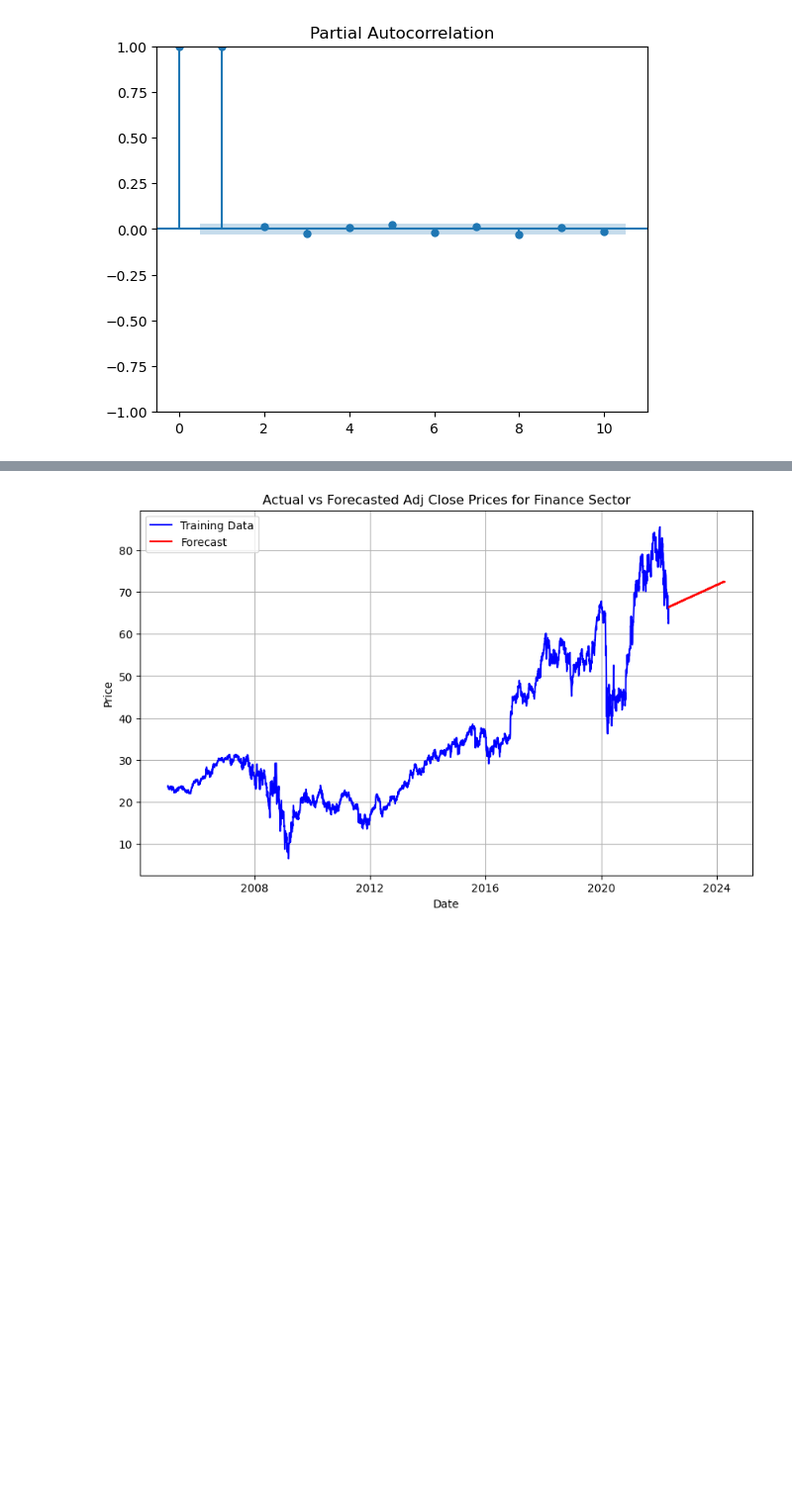
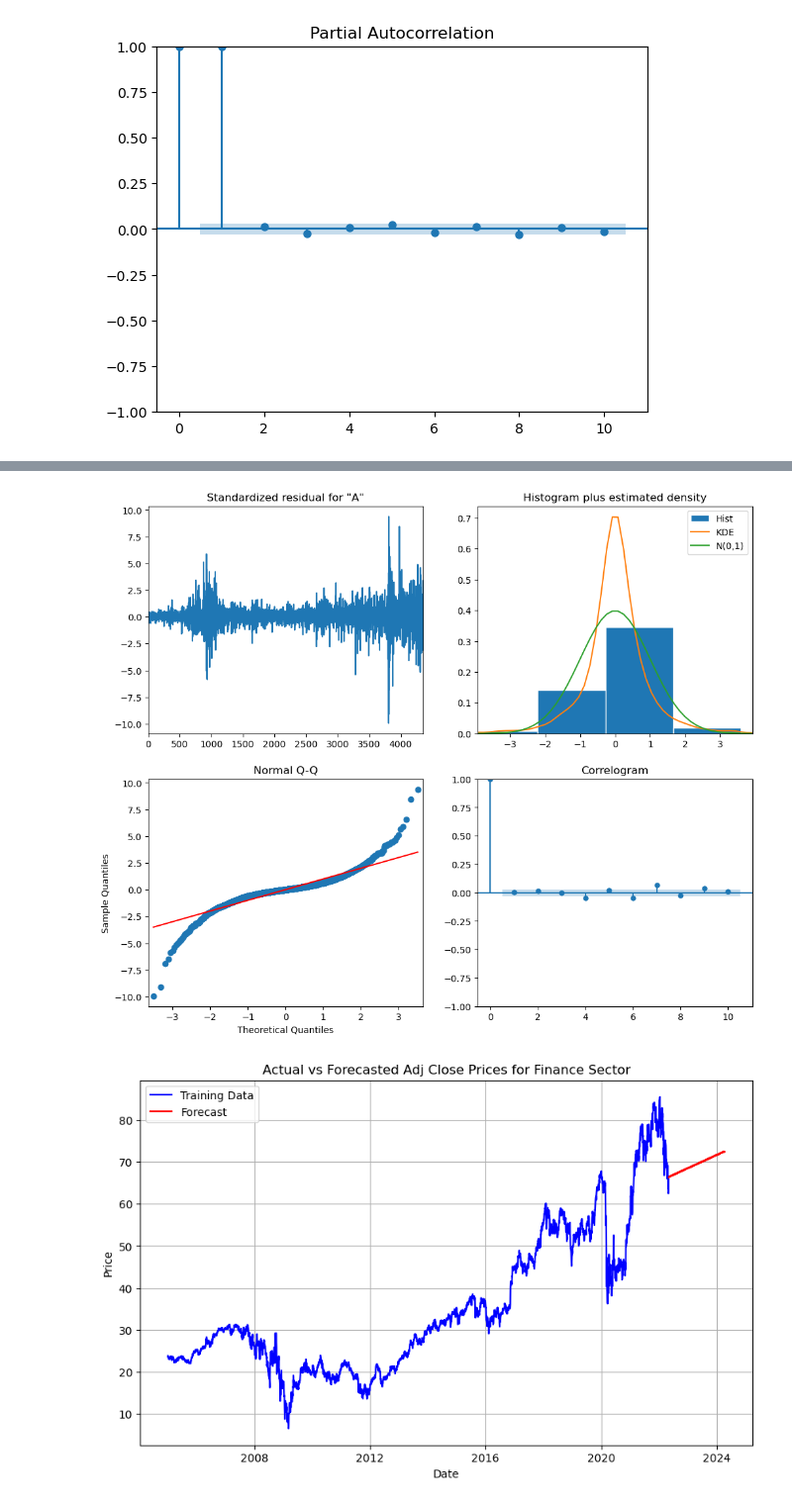
Before and after one commit to manasmaskar/Yfin_dataWrangling, a Jupyter notebook: MLAnalysis.ipynb, the cells around one changed output, grey strips where cells are left out. Shown at 99% size. Cells and saved outputs as stored; diff of their text form; code cells hidden in the pictures; blank space fills up the shorter version.

```diff
--- a/MLAnalysis.ipynb
+++ b/MLAnalysis.ipynb
@@ -383,3 +377,8 @@ CONVERGENCE: NORM_OF_PROJECTED_GRADIENT_<=_PGTOL
+# %%
+model_fit.plot_diagnostics(figsize=(12, 10))
+plt.show()
+# %% [output]
+[figure, added]
 # %%
 # Forecasted values for finance
 plt.figure(figsize=(10, 6))
```
Also changed, not shown: parts of 9 cells of this notebook, 1 other file.
